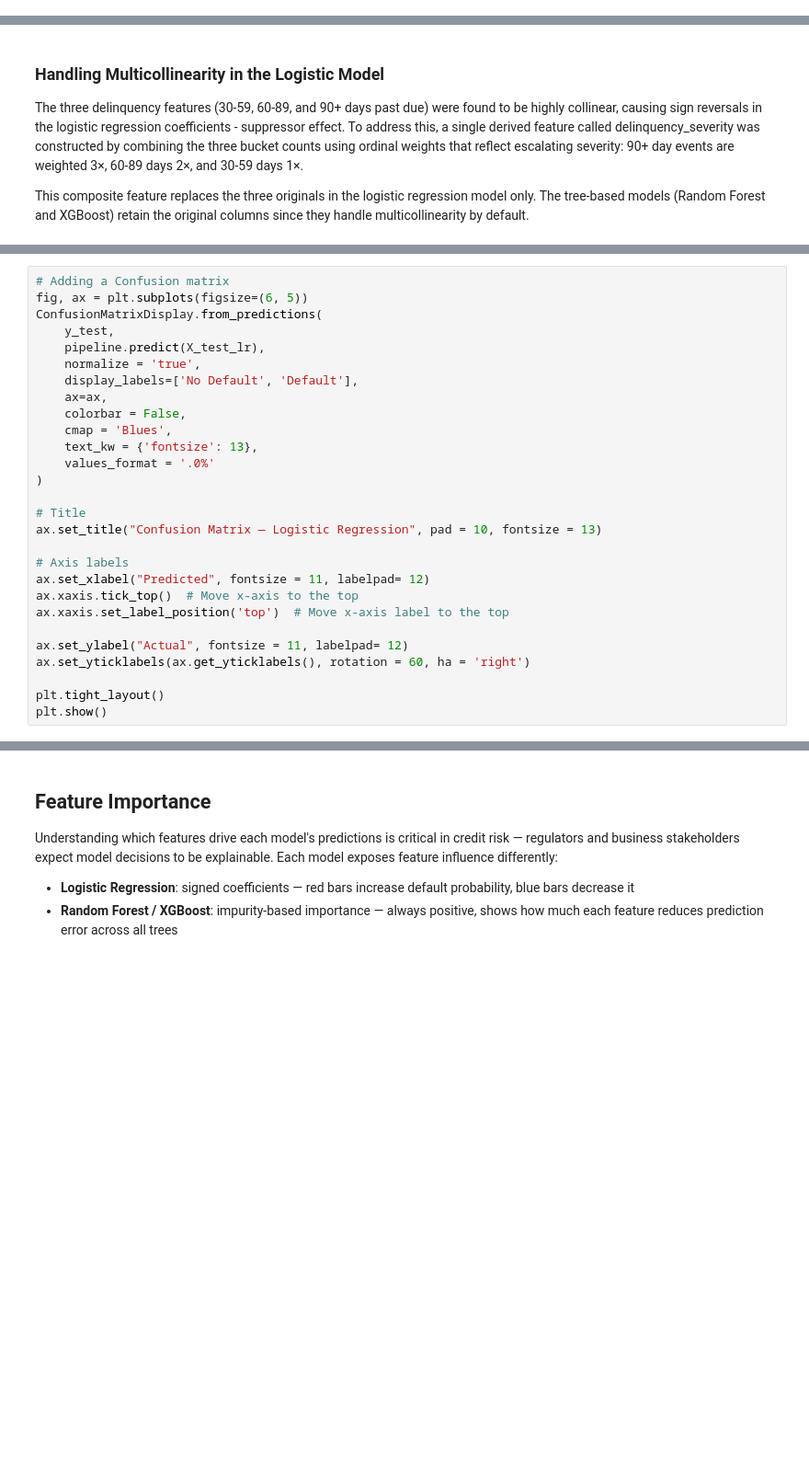
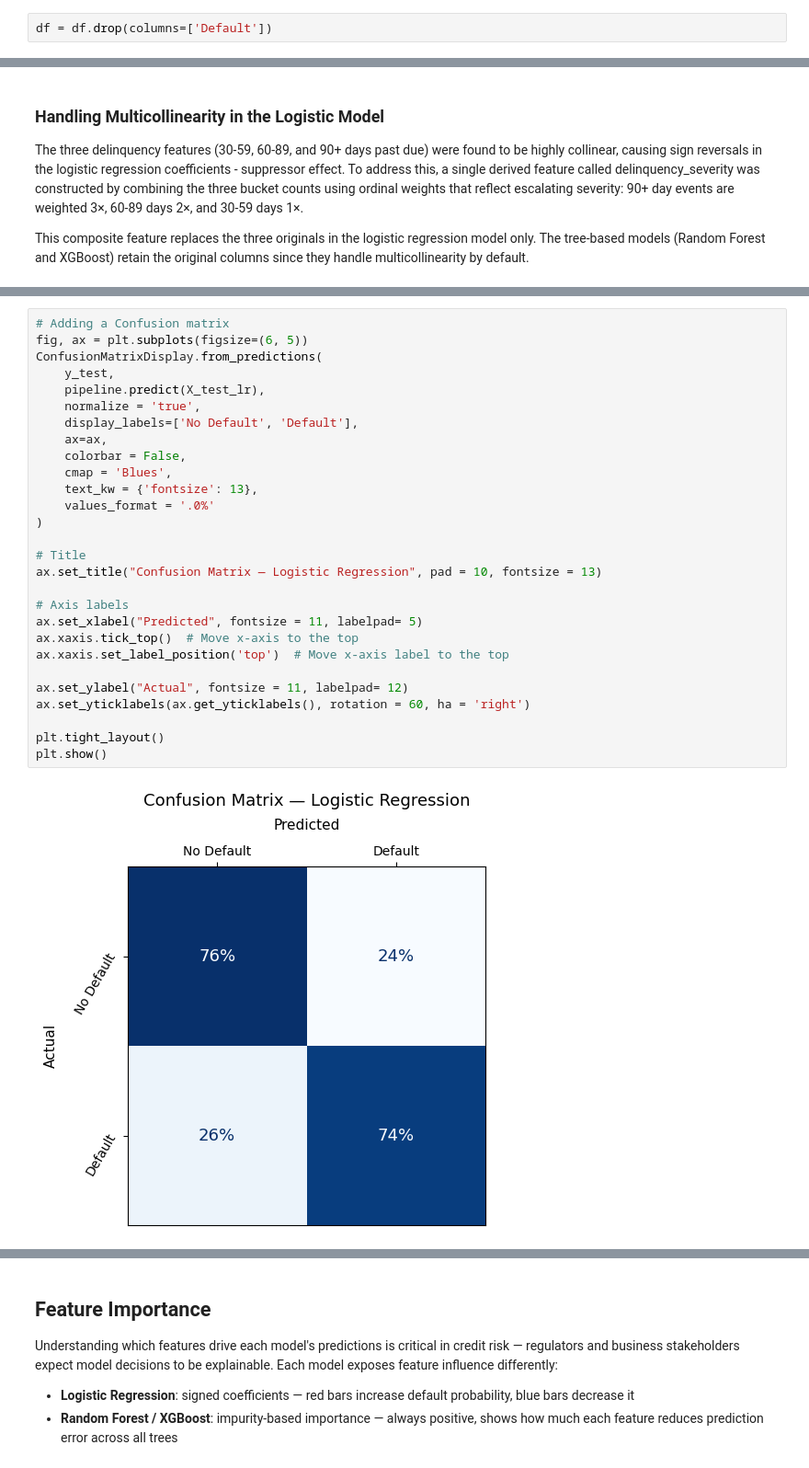
Before and after one commit to CesarAguirre9/Credit_Default_Classifier, a Jupyter notebook: credit_default_classifier.ipynb, the cells around one changed output, grey strips where cells are left out. Shown at 92% size. Saved outputs shown, nothing was run; the diff lists cells and outputs as text; blank space fills up the shorter version.

```diff
--- a/credit_default_classifier.ipynb
+++ b/credit_default_classifier.ipynb
@@ -344,6 +345,8 @@ plt.tight_layout()
 plt.show()
 # %% [output]
 [figure]
+# %%
+df = df.drop(columns=['Default'])
 # %% [markdown]
 ## Modeling
 # %%
@@ -411,31 +424,33 @@ print(classification_report(y_test, pipeline.predict(X_test_lr)))
 # %%
 # Adding a Confusion matrix
 fig, ax = plt.subplots(figsize=(6, 5))
 ConfusionMatrixDisplay.from_predictions(
     y_test,
     pipeline.predict(X_test_lr),
     normalize = 'true',
     display_labels=['No Default', 'Default'],
     ax=ax,
     colorbar = False,
     cmap = 'Blues',
     text_kw = {'fontsize': 13},
     values_format = '.0%'
 )
 
 # Title
 ax.set_title("Confusion Matrix — Logistic Regression", pad = 10, fontsize = 13)
 
 # Axis labels
-ax.set_xlabel("Predicted", fontsize = 11, labelpad= 12)
+ax.set_xlabel("Predicted", fontsize = 11, labelpad= 5)
 ax.xaxis.tick_top()  # Move x-axis to the top
 ax.xaxis.set_label_position('top')  # Move x-axis label to the top
 
 ax.set_ylabel("Actual", fontsize = 11, labelpad= 12)
 ax.set_yticklabels(ax.get_yticklabels(), rotation = 60, ha = 'right')
 
 plt.tight_layout()
 plt.show()
+# %% [output]
+[figure, added]
 # %%
 # Let's run Random Forest Classifier
 
```
Also changed, not shown: parts of 19 cells of this notebook, 1 other file.
